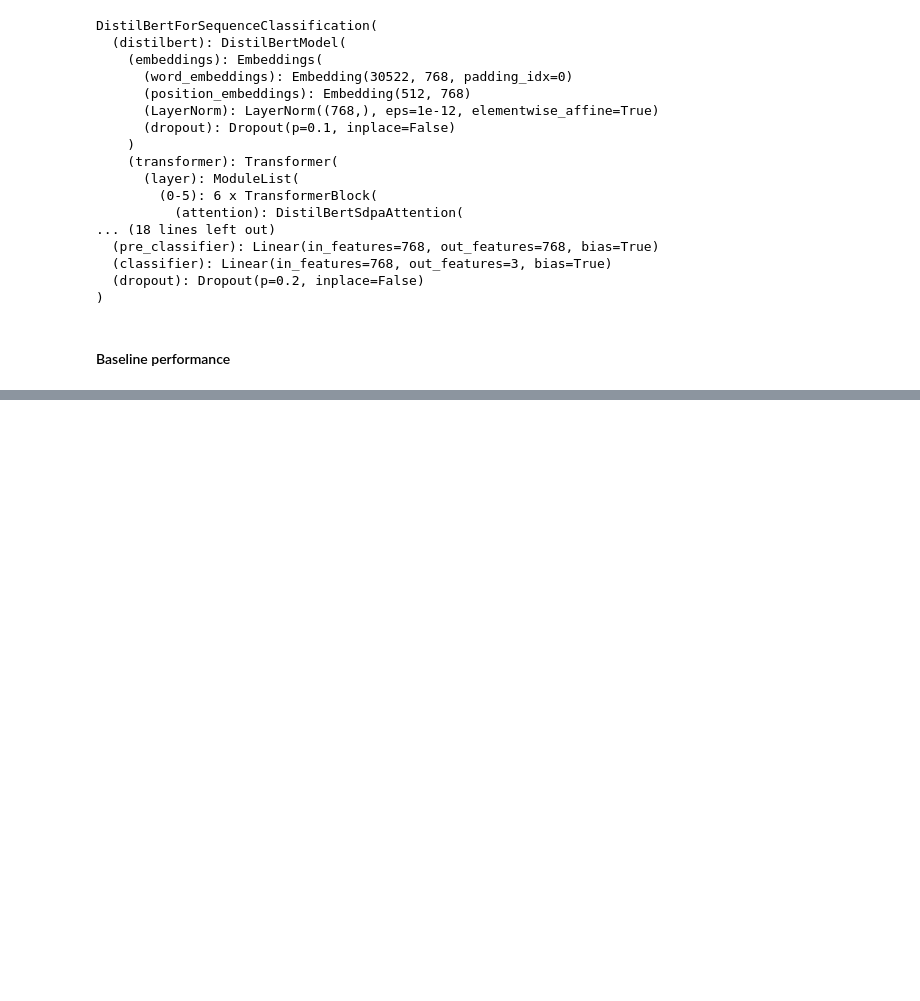
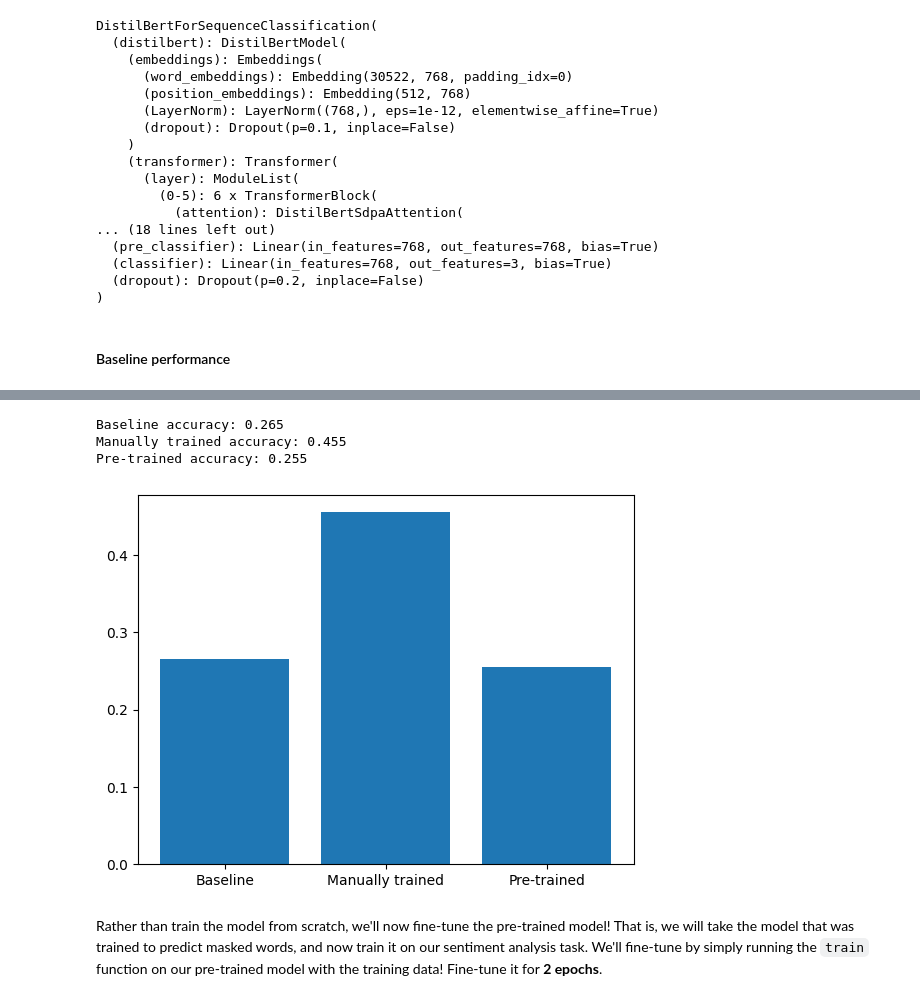
Before and after one commit to aliirtazas/sentiment-classification-ml-bert, a Jupyter notebook: twitter_sentiment_classification_ML_BERT.ipynb, the cells around one changed output, grey strips where cells are left out. Cells and saved outputs as stored; diff of their text form; code cells hidden in the pictures; blank space fills up the shorter version.

```diff
--- a/twitter_sentiment_classification_ML_BERT.ipynb
+++ b/twitter_sentiment_classification_ML_BERT.ipynb
@@ -598,0 +751,23 @@ None
+# %%
+pretrained_model.to(device)
+
+pretrained_result = evaluate(
+    model=pretrained_model,
+    test_dataloader=test_dataloader,
+    device=device,
+    metric_strs=["accuracy"]
+)['accuracy']
+
+#Plot
+results = [baseline_result, trained_result, pretrained_result]
+names = ['Baseline', 'Manually trained', 'Pre-trained']
+make_plots(results, names)
+# %% [output]
+Baseline accuracy: 0.265
+Manually trained accuracy: 0.455
+Pre-trained accuracy: 0.255
+[figure, added]
+# %% [markdown]
+Rather than train the model from scratch, we'll now fine-tune the pre-trained model! That is, we will take the model that was trained to predict masked words,
+and now train it on our sentiment analysis task.
+We'll fine-tune by simply running the `train` function on our pre-trained model with the training data! Fine-tune it for **2 epochs**.
```
Also changed, not shown: parts of 17 cells of this notebook.
